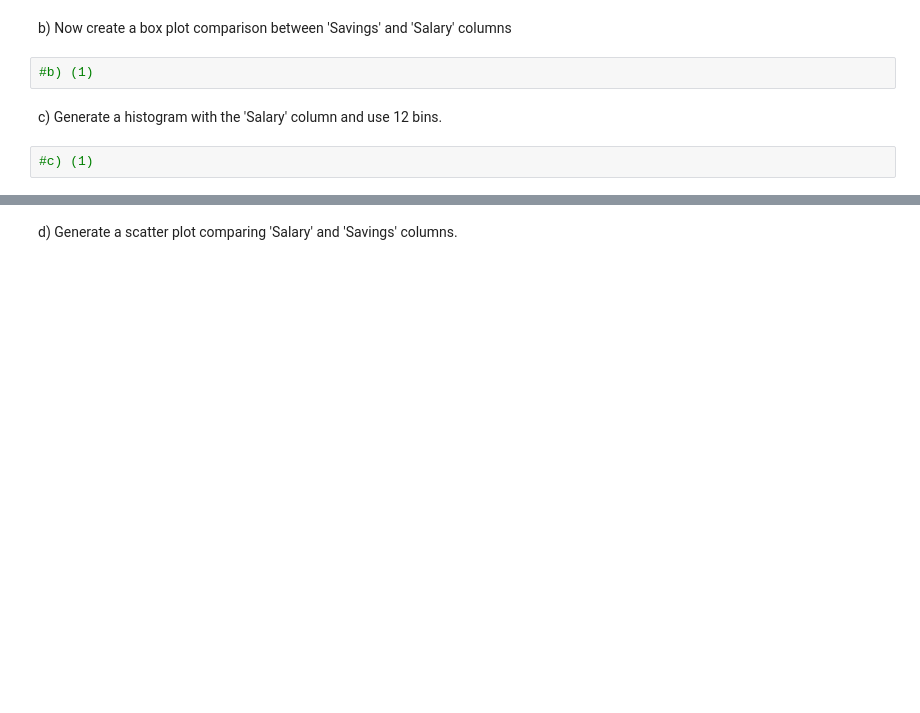
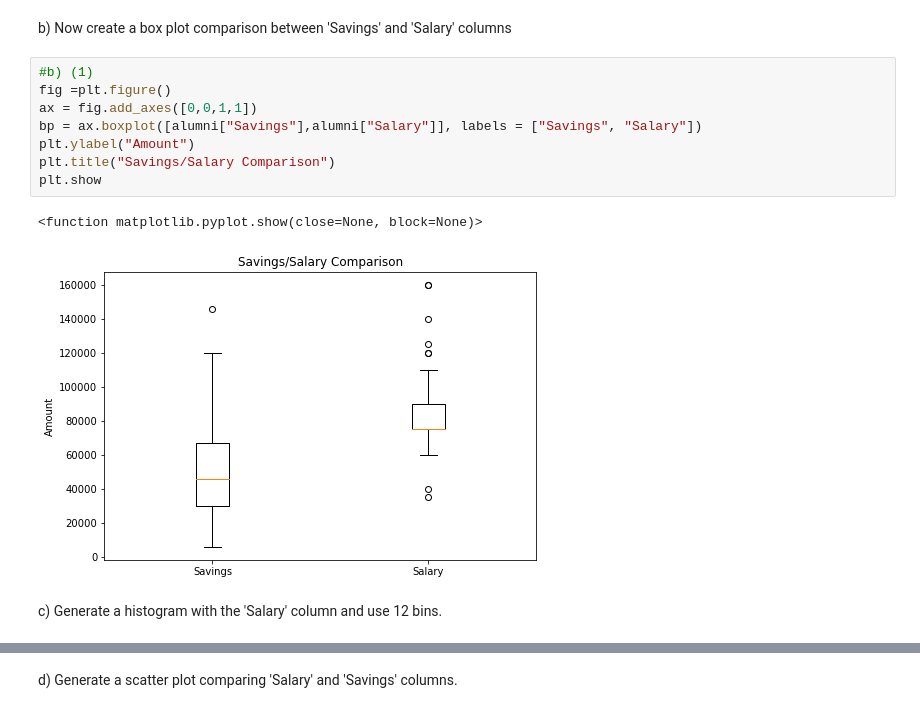
Before and after one commit to chebwa/Assignment9, a Jupyter notebook: Assignment1.ipynb, the cells around one changed output, grey strips where cells are left out. Saved outputs shown, nothing was run; the diff lists cells and outputs as text; blank space fills up the shorter version.

```diff
--- a/Assignment1.ipynb
+++ b/Assignment1.ipynb
@@ -96,8 +212,15 @@ a) Using the 'Diploma Type' column, plot a bar chart and show its value counts.
 # %% [markdown]
 b) Now create a box plot comparison between 'Savings' and 'Salary' columns
-# %%
-#b) (1)
+# %%
+#b) (1)
+fig =plt.figure()
+ax = fig.add_axes([0,0,1,1])
+bp = ax.boxplot([alumni["Savings"],alumni["Salary"]], labels = ["Savings", "Salary"])
+plt.ylabel("Amount")
+plt.title("Savings/Salary Comparison")
+plt.show
+# %% [output]
+<function matplotlib.pyplot.show(close=None, block=None)>
+[figure, added]
 # %% [markdown]
 c) Generate a histogram with the 'Salary' column and use 12 bins.
-# %%
-#c) (1)
```
Also changed, not shown: parts of 28 cells of this notebook.
